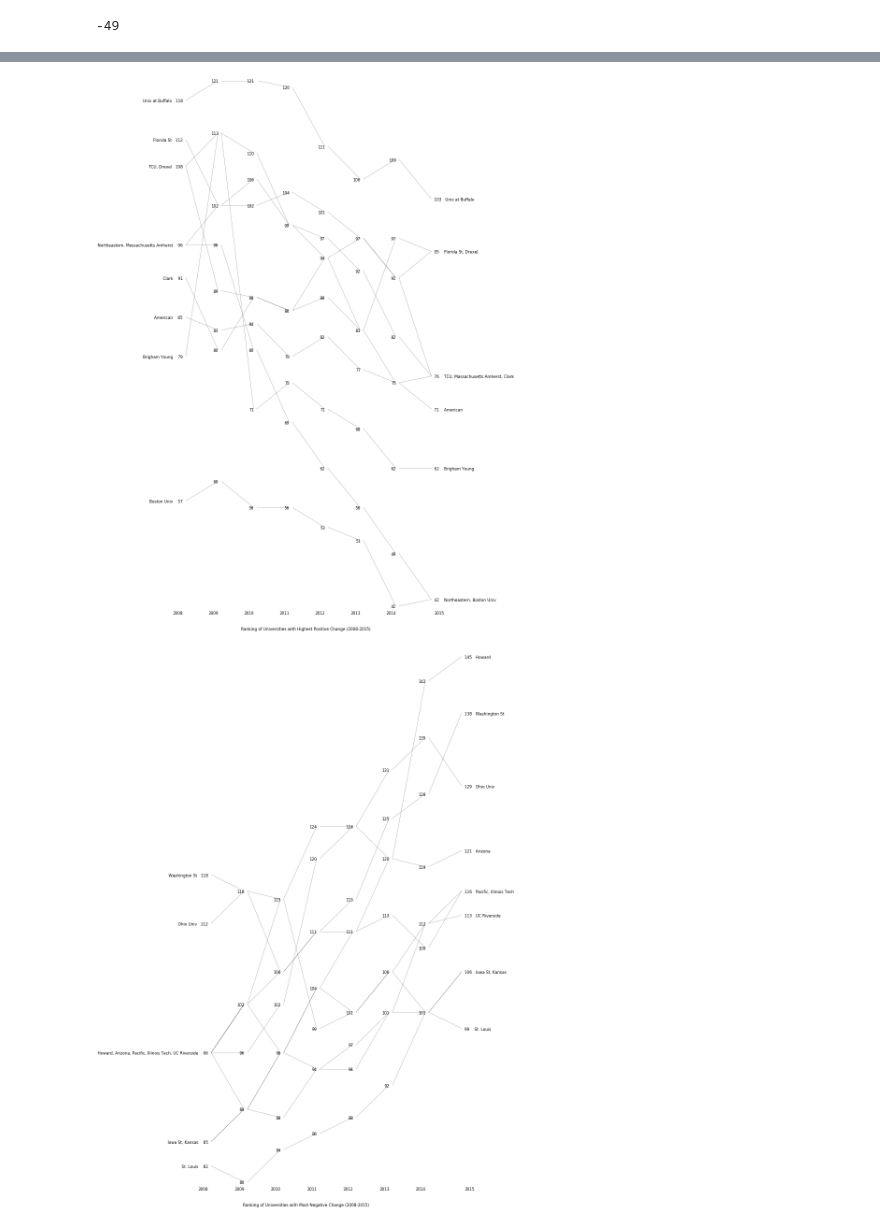
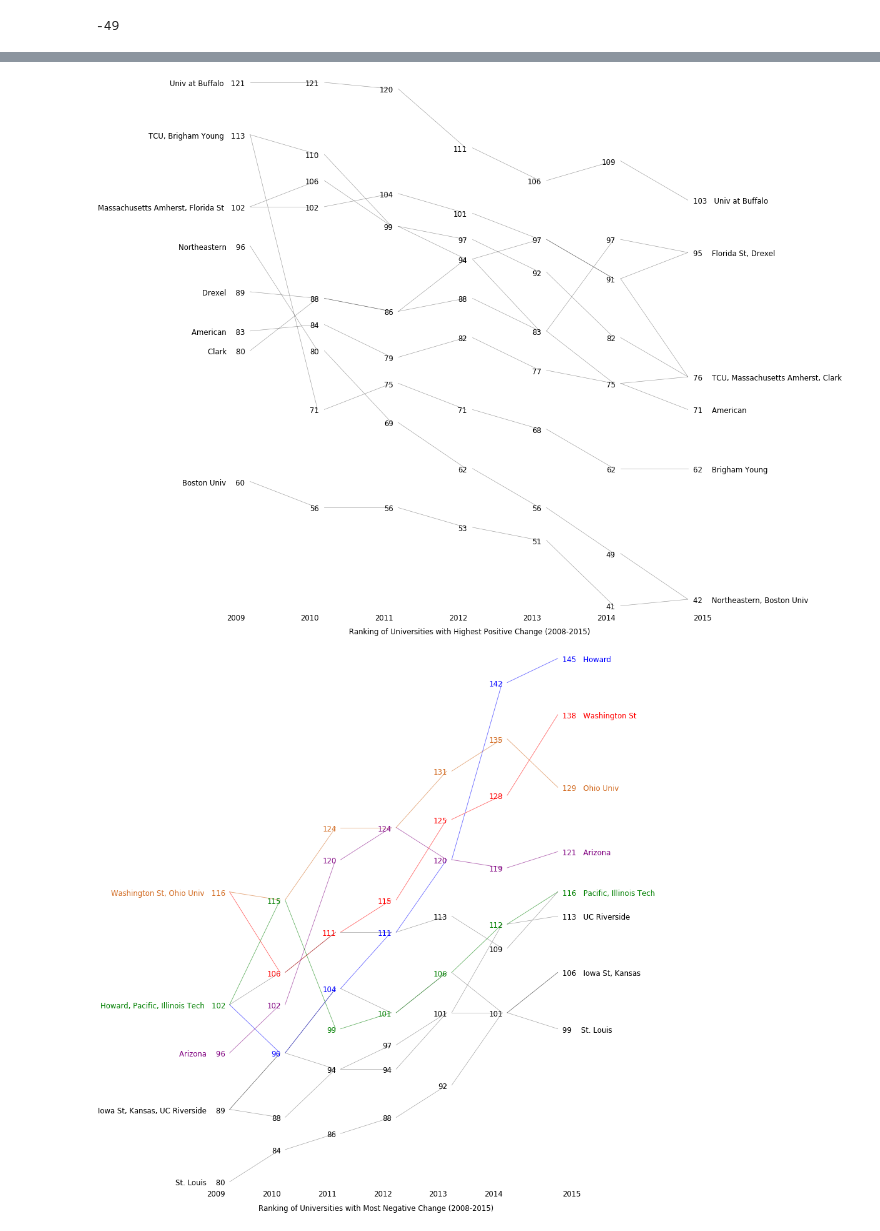
Before and after one commit to vic-158/Data_Viz_Project, a Jupyter notebook: leslie/college_ranks.ipynb, the cells around one changed output, grey strips where cells are left out. Drawn from its saved outputs; the diff is of its cells as text; code cells hidden in the pictures.

```diff
--- a/leslie/college_ranks.ipynb
+++ b/leslie/college_ranks.ipynb
@@ -31,7 +28,7 @@ change = rank_data['CHG 08 VS 15']
 # %%
 rank_change=rank_data.sort_values(by='CHG 08 VS 15', ascending=False)
 top_10_change =rank_change.head(10)
-top_10_change = top_10_change.drop(['AVG RANK', 'CHG 08 VS 15'], axis=1)
+top_10_change = top_10_change.drop(['AVG RANK', 'CHG 08 VS 15', '2008'], axis=1)
 top_10 = top_10_change.set_index('SCHOOL')
 # %%
 top_10_change.info()
@@ -106,4 +102,4 @@ f = slope(df,height=80,width=55,font_size=20, savename='all_ranks.png')
 # %%
-f = slope(top_10,height=40,width=30,font_size=20, savename='top_ranks.png', title = 'Ranking of Universities with Highest Positive Change (2008-2015)')
+f = slope(top_10,height=30,width=40,font_size=28, savename='top_ranks.png', title = 'Ranking of Universities with Highest Positive Change (2008-2015)')
 # %% [output]
-[figure, old version]
+[figure, new version]
@@ -110,4 +112,4 @@ f = slope(top_10,height=40,width=30,font_size=20, savename='top_ranks.png', titl
 # %%
-f = slope(bottom_10,height=40,width=30,font_size=20, savename='bot_ranks.png',  title = 'Ranking of Universities with Most Negative Change (2008-2015)' )
+f = slope(bottom_10, color = color, height=30,width=30,font_size=28, savename='bot_ranks.png',  title = 'Ranking of Universities with Most Negative Change (2008-2015)' )
 # %% [output]
-[figure, old version]
+[figure, new version]
```
Also changed, not shown: parts of 8 cells of this notebook, 3 other files.
